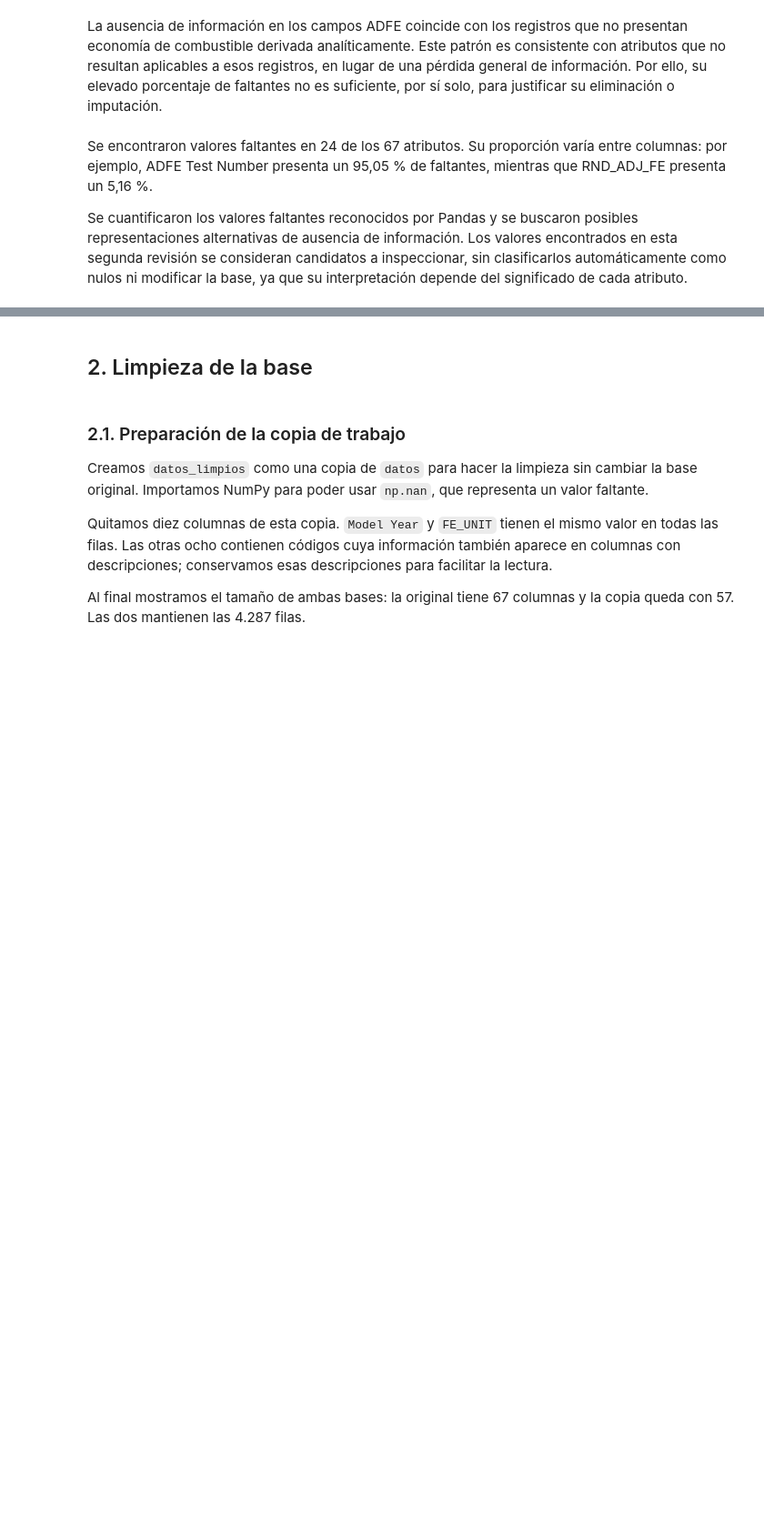
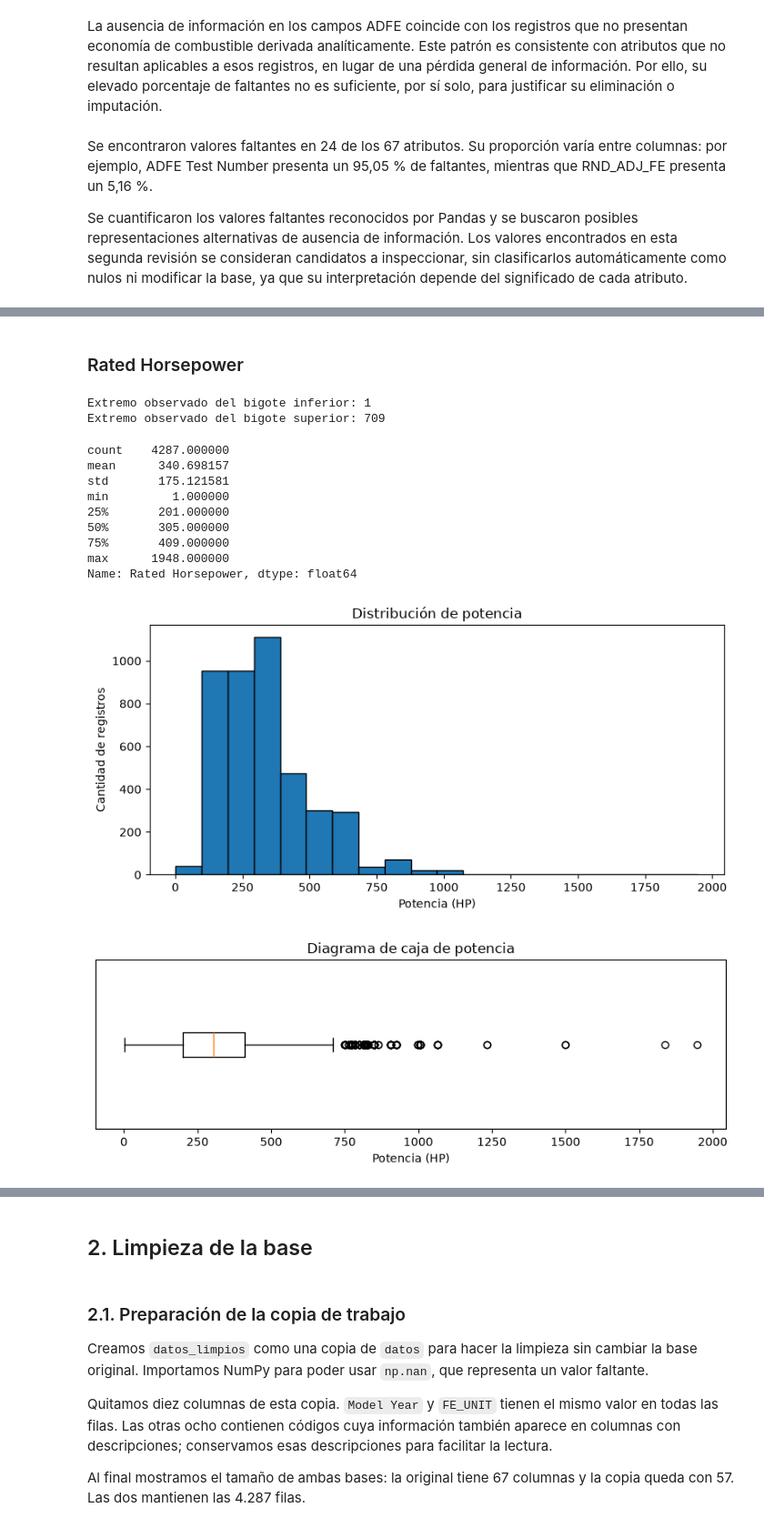
Before and after one commit to rodrigo1git/TPE-Fundamentos-de-Ciencia-de-Datos, a Jupyter notebook: TPE.ipynb, the cells around one changed output, grey strips where cells are left out. Shown at 91% size. Cells and saved outputs as stored; diff of their text form; code cells hidden in the pictures; blank space fills up the shorter version.

```diff
--- a/TPE.ipynb
+++ b/TPE.ipynb
@@ -689,0 +391,46 @@ datos_limpios.loc[datos_limpios["RND_ADJ_FE"] >= 999.0, "RND_ADJ_FE"] = np.nan
+# %% [markdown]
+### Rated Horsepower
+# %%
+columna = 'Rated Horsepower'
+valores = datos[columna].dropna()
+display(valores.describe().round(6))
+
+
+bins = 20
+plt.figure(figsize=(8, 4))
+plt.hist(valores, bins=bins, edgecolor="black")
+plt.title('Distribución de potencia')
+plt.xlabel('Potencia (HP)')
+plt.ylabel("Cantidad de registros")
+plt.tight_layout()
+plt.show()
+
+plt.figure(figsize=(8, 3))
+plt.boxplot(valores, orientation="horizontal", whis=1.5)
+plt.title('Diagrama de caja de potencia')
+plt.xlabel('Potencia (HP)')
+plt.yticks([])
+plt.tight_layout()
+plt.show()
+
+q1 = valores.quantile(0.25)
+q3 = valores.quantile(0.75)
+ric = q3 - q1
+umbrales = (q1 - 1.5 * ric, q3 + 1.5 * ric)
+valores_dentro = valores[(valores >= umbrales[0]) & (valores <= umbrales[1])]
+print("Extremo observado del bigote inferior:", valores_dentro.min())
+print("Extremo observado del bigote superior:", valores_dentro.max())
+# %% [output]
+Extremo observado del bigote inferior: 1
+Extremo observado del bigote superior: 709
+count    4287.000000
+mean      340.698157
+std       175.121581
+min         1.000000
+25%       201.000000
+50%       305.000000
+75%       409.000000
+max      1948.000000
+Name: Rated Horsepower, dtype: float64
+[figure, added]
+[figure, added]
```
Also changed, not shown: parts of 94 cells of this notebook, 1 other file.
